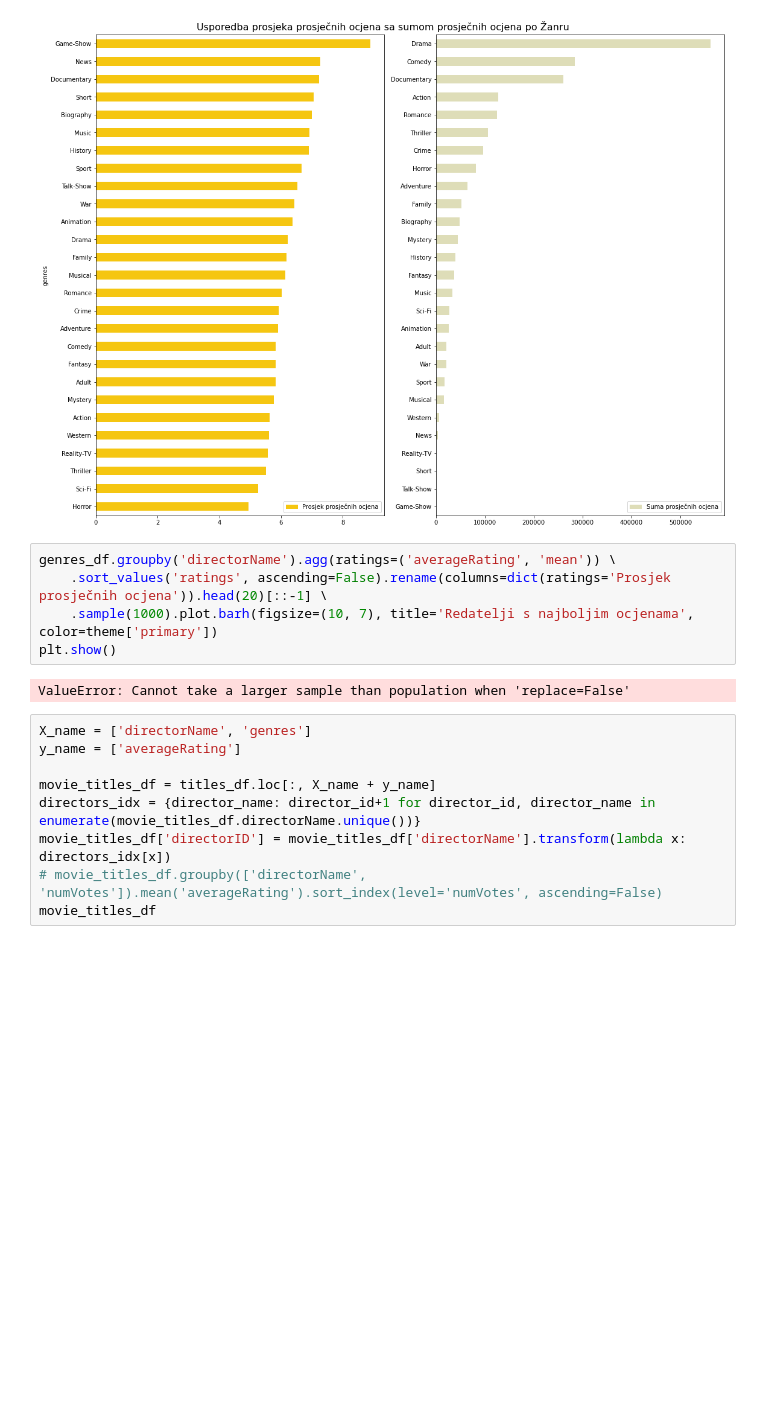
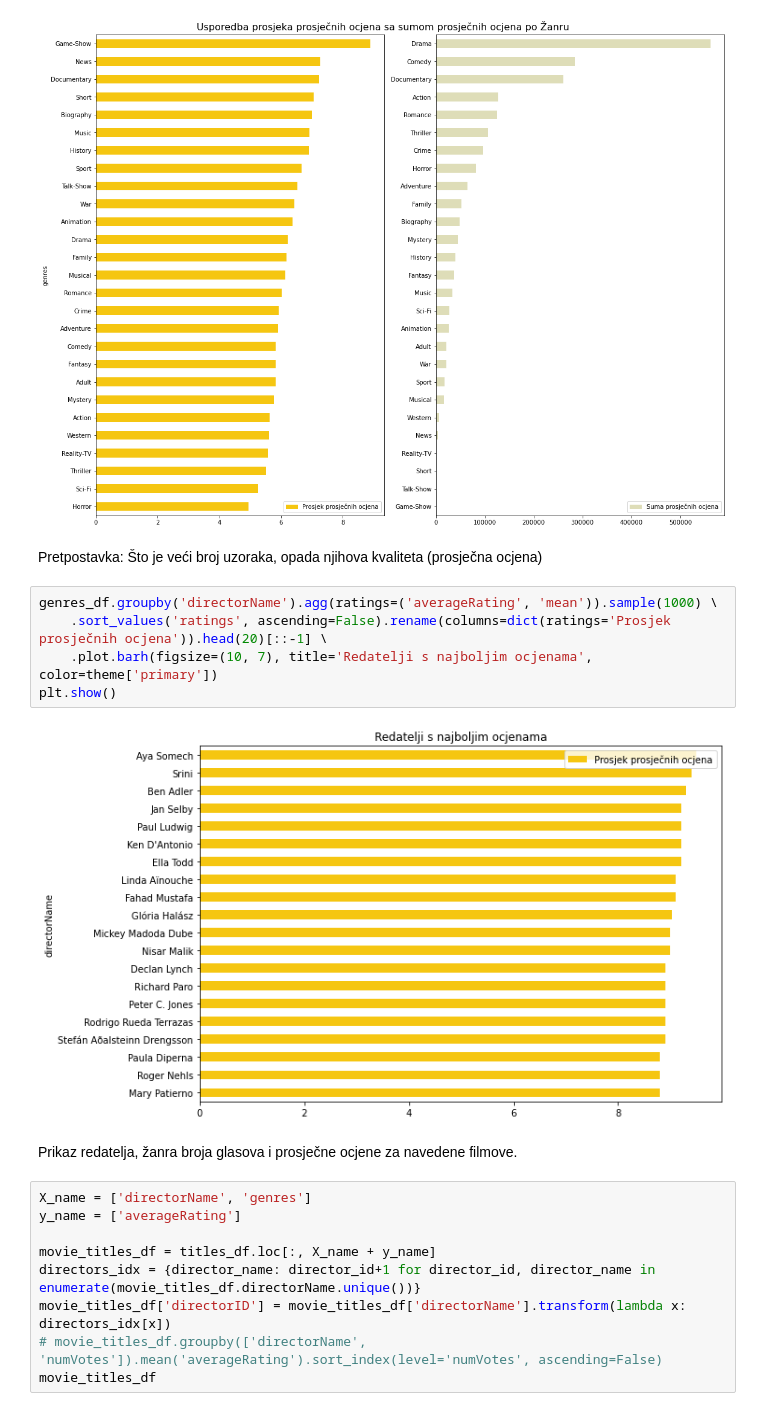
Before and after one commit to andhrelja/imdb-analysis, a Jupyter notebook: src/eda.ipynb, the cells around one changed output. Saved outputs shown, nothing was run; the diff lists cells and outputs as text; blank space fills up the shorter version.

```diff
--- a/src/eda.ipynb
+++ b/src/eda.ipynb
@@ -212,13 +200,17 @@ fig.tight_layout()
 plt.show()
 # %% [output]
 [figure]
+# %% [markdown]
+Pretpostavka: Što je veći broj uzoraka, opada njihova kvaliteta (prosječna ocjena)
 # %%
-genres_df.groupby('directorName').agg(ratings=('averageRating', 'mean')) \
+genres_df.groupby('directorName').agg(ratings=('averageRating', 'mean')).sample(1000) \
     .sort_values('ratings', ascending=False).rename(columns=dict(ratings='Prosjek prosječnih ocjena')).head(20)[::-1] \
-    .sample(1000).plot.barh(figsize=(10, 7), title='Redatelji s najboljim ocjenama', color=theme['primary'])
+    .plot.barh(figsize=(10, 7), title='Redatelji s najboljim ocjenama', color=theme['primary'])
 plt.show()
 # %% [output]
-ValueError: Cannot take a larger sample than population when 'replace=False'
+[figure, added]
+# %% [markdown]
+Prikaz redatelja, žanra broja glasova i prosječne ocjene za navedene filmove.
 # %%
 X_name = ['directorName', 'genres']
 y_name = ['averageRating']
```
Also changed, not shown: parts of 18 cells of this notebook, 4 other files.
